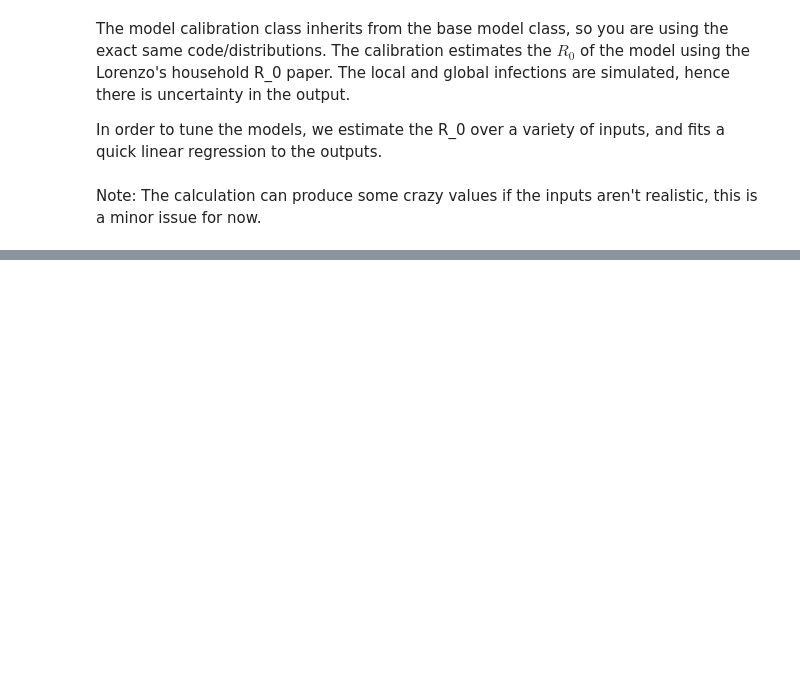
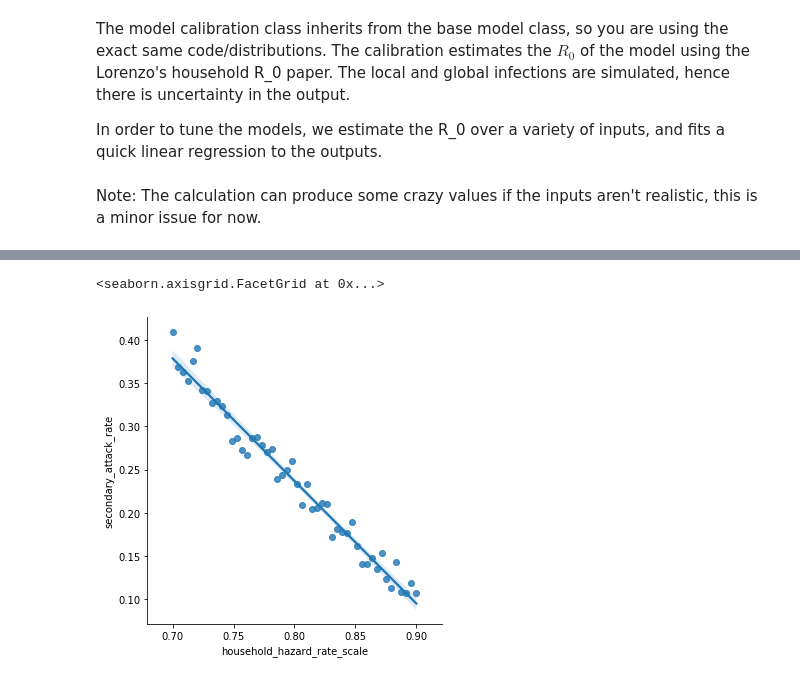
Before and after one commit to foobacca/household-contact-tracing, a Jupyter notebook: Calibration.ipynb, the cells around one changed output, grey strips where cells are left out. Drawn from its saved outputs; the diff is of its cells as text; code cells hidden in the pictures; blank space fills up the shorter version.

Commit message:
Added more model checking

```diff
--- a/Calibration.ipynb
+++ b/Calibration.ipynb
@@ -15,10 +21,9 @@ Note: The calculation can produce some crazy values if the inputs aren't realist
 # %%
-model_calibration = model.model_calibration(haz_rate_scale = 0.795,
+model_calibrator = hct.model_calibration(haz_rate_scale = 0.795,
                                             contact_tracing_success_prob = 2/3,
-                                            prob_of_successful_contact_trace_today = 1/3,
                                             overdispersion = 0.36,
                                             infection_reporting_prob = 0.2,
-                                            reporting_delay_par = 1/4.8,
+                                            contact_trace_delay_par = 3,
                                             contact_trace = False,
-                                            reduce_contacts_by = 0)
-model_calibration.calculate_R0()
+                                            reduce_contacts_by = 0,
+                                            starting_infections = 1000)
@@ -26,0 +36,20 @@ model_calibration.calculate_R0()
+# %%
+secondary_attack_rates = []
+for x in np.linspace(0.7, 0.9):
+    model_calibrator = hct.model_calibration(haz_rate_scale = x,
+                                            contact_tracing_success_prob = 2/3,
+                                            overdispersion = 0.36,
+                                            infection_reporting_prob = 0.2,
+                                            contact_trace_delay_par = 3,
+                                            contact_trace = False,
+                                            reduce_contacts_by = 0,
+                                            starting_infections = 1000)
+    secondary_attack_rates.append(model_calibrator.estimate_secondary_attack_rate())
+
+data = pd.DataFrame({"household_hazard_rate_scale": np.linspace(0.7, 0.9),
+                     "secondary_attack_rate": secondary_attack_rates})
+# %%
+sns.lmplot("household_hazard_rate_scale", "secondary_attack_rate", data = data)
+# %% [output]
+<seaborn.axisgrid.FacetGrid at 0x...>
+[figure, added]
```
Also changed, not shown: parts of 20 cells of this notebook.
